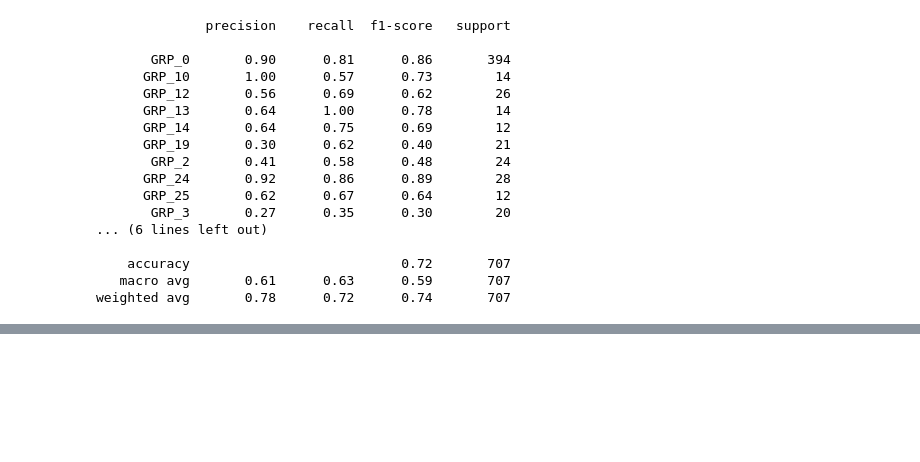
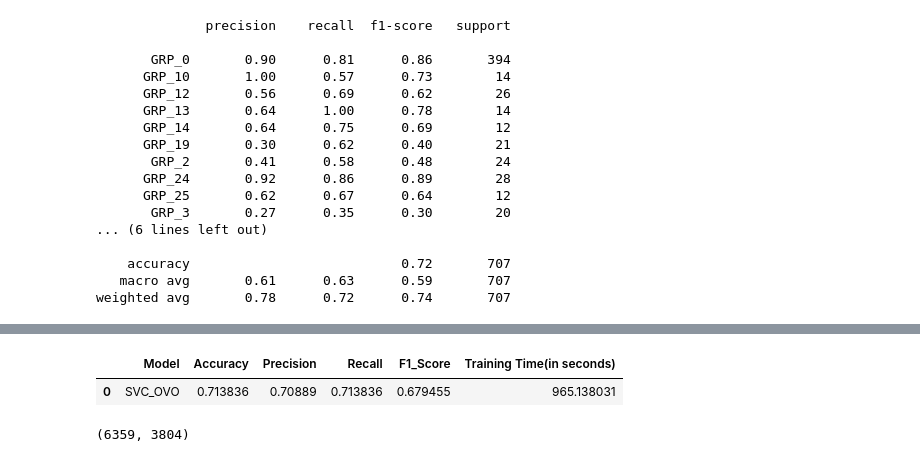
Before and after one commit to swarna987456/MTech_Final_Project, a Jupyter notebook: MTech_Final_Project.ipynb, the cells around one changed output, grey strips where cells are left out. Drawn from its saved outputs; the diff is of its cells as text; code cells hidden in the pictures; blank space fills up the shorter version.

```diff
--- a/MTech_Final_Project.ipynb
+++ b/MTech_Final_Project.ipynb
@@ -1665,0 +1675,35 @@ weighted avg       0.78      0.72      0.74       707
+# %%
+from sklearn.decomposition import PCA
+
+def train_and_evaluate(X, y, model,model_name):
+  results = []
+  model_name = model_name
+  model = model
+
+  X_train, X_eval, y_train, y_eval = train_test_split(X,y, test_size=0.2, random_state=42,stratify = y)
+
+  oversampler = RandomOverSampler(random_state=42)
+
+  X_train_resampled, y_train_resampled = oversampler.fit_resample(X_train.toarray(), y_train)
+
+  # Applying PCA
+  pca = PCA(n_components=0.95)  # Keep 95% of variance
+  X_train_resampled = pca.fit_transform(X_train_resampled)
+  X_eval = pca.transform(X_eval.toarray())
+
+  start_time = time.time()
+  with tqdm(total=1, desc="Training Model") as pbar:
+    model.fit(X_train_resampled, y_train_resampled)
+    pbar.update(1)
+  pred = model.predict(X_eval)
+  accuracy = accuracy_score(y_eval, pred)
+  precision = precision_score(y_eval, pred, average='weighted')
+  recall = recall_score(y_eval, pred, average='weighted')
+  f1 = f1_score(y_eval, pred, average='weighted')
+  end_time = time.time()
+
+  results.append([model_name, accuracy, precision, recall, f1, end_time - start_time])
+
+  df_results = pd.DataFrame(results, columns=['Model', 'Accuracy','Precision','Recall','F1_Score','Training Time(in seconds)'])
+  print(classification_report(y_eval, pred))
+  return df_results
@@ -1665,0 +1747,7 @@ weighted avg       0.78      0.72      0.74       707
+# %%
+from sklearn.svm import SVC
+from sklearn.multiclass import OneVsOneClassifier
+
+model_SVC = OneVsOneClassifier(SVC(probability=True))
+df1_output_SVC = train_and_evaluate(X_train, y_train, model_SVC,'SVC_OVO')
+print(df1_output_SVC)
@@ -1665,0 +1773,9 @@ weighted avg       0.78      0.72      0.74       707
+# %%
+df1_output_SVC
+# %% [output]
+|  | Model | Accuracy | Precision | Recall | F1_Score | Training Time(in seconds) |
+| 0 | SVC_OVO | 0.713836 | 0.70889 | 0.713836 | 0.679455 | 965.138031 |
+# %%
+X_train.shape
+# %% [output]
+(6359, 3804)
```
Also changed, not shown: parts of 6 cells of this notebook.
